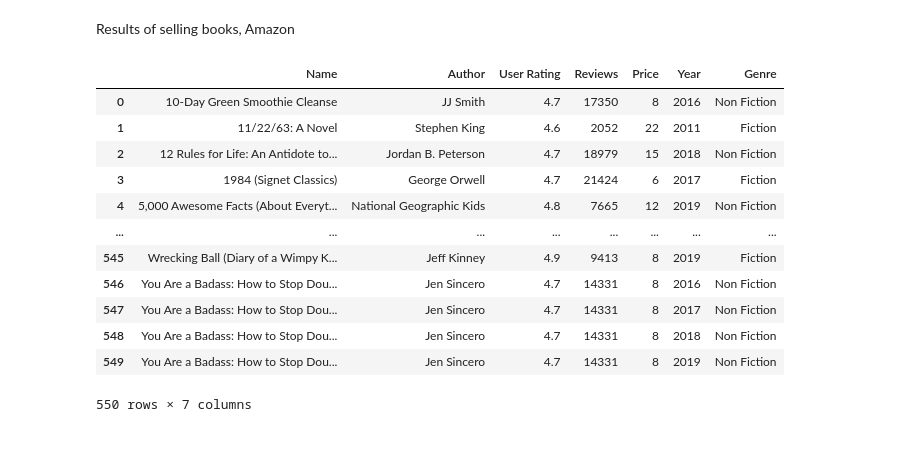
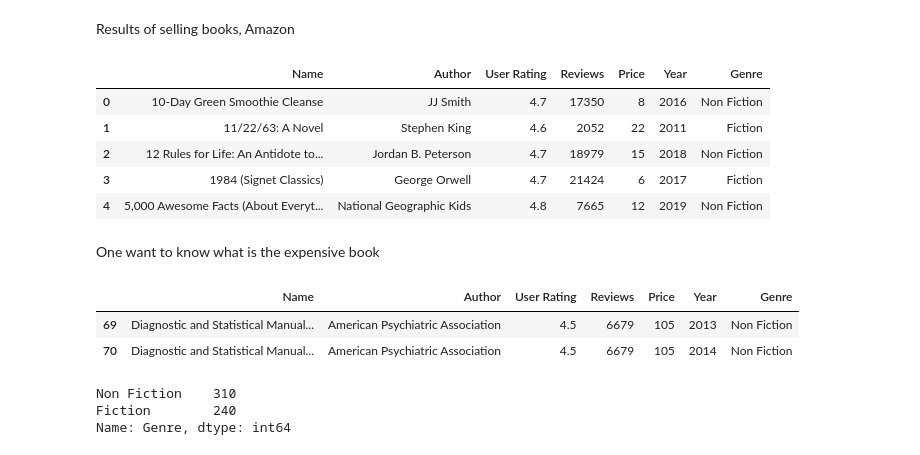
Before and after one commit to juliansp357/Book-sales-of-Amazon, a Jupyter notebook: BookSales.ipynb, the cells around one changed output. Cells and saved outputs as stored; diff of their text form; code cells hidden in the pictures.

Commit message:
Add files via upload
It's the very first exercise of data science I have made

```diff
--- a/BookSales.ipynb
+++ b/BookSales.ipynb
@@ -5,19 +5,26 @@ import numpy as np
 import matplotlib.pyplot as plt
 import pandas as pd
 # %%
-df = pd.read_csv('bestsellers with categories.csv')
-df
+data_f = pd.read_csv('bestsellers with categories.csv')
+data_f.head()
 # %% [output]
 |  | Name | Author | User Rating | Reviews | Price | Year | Genre |
 | 0 | 10-Day Green Smoothie Cleanse | JJ Smith | 4.7 | 17350 | 8 | 2016 | Non Fiction |
 | 1 | 11/22/63: A Novel | Stephen King | 4.6 | 2052 | 22 | 2011 | Fiction |
 | 2 | 12 Rules for Life: An Antidote to... | Jordan B. Peterson | 4.7 | 18979 | 15 | 2018 | Non Fiction |
 | 3 | 1984 (Signet Classics) | George Orwell | 4.7 | 21424 | 6 | 2017 | Fiction |
 | 4 | 5,000 Awesome Facts (About Everyt... | National Geographic Kids | 4.8 | 7665 | 12 | 2019 | Non Fiction |
-| ... | ... | ... | ... | ... | ... | ... | ... |
-| 545 | Wrecking Ball (Diary of a Wimpy K... | Jeff Kinney | 4.9 | 9413 | 8 | 2019 | Fiction |
-| 546 | You Are a Badass: How to Stop Dou... | Jen Sincero | 4.7 | 14331 | 8 | 2016 | Non Fiction |
-| 547 | You Are a Badass: How to Stop Dou... | Jen Sincero | 4.7 | 14331 | 8 | 2017 | Non Fiction |
-| 548 | You Are a Badass: How to Stop Dou... | Jen Sincero | 4.7 | 14331 | 8 | 2018 | Non Fiction |
-| 549 | You Are a Badass: How to Stop Dou... | Jen Sincero | 4.7 | 14331 | 8 | 2019 | Non Fiction |
-550 rows × 7 columns
+# %% [markdown]
+One want to know what is the expensive book
+# %%
+data_f.loc[data_f["Price"] == data_f["Price"].max()]
+# %% [output]
+|  | Name | Author | User Rating | Reviews | Price | Year | Genre |
+| 69 | Diagnostic and Statistical Manual... | American Psychiatric Association | 4.5 | 6679 | 105 | 2013 | Non Fiction |
+| 70 | Diagnostic and Statistical Manual... | American Psychiatric Association | 4.5 | 6679 | 105 | 2014 | Non Fiction |
+# %%
+data_f['Genre'].value_counts()
+# %% [output]
+Non Fiction    310
+Fiction        240
+Name: Genre, dtype: int64
```
Also changed, not shown: parts of 17 cells of this notebook.
